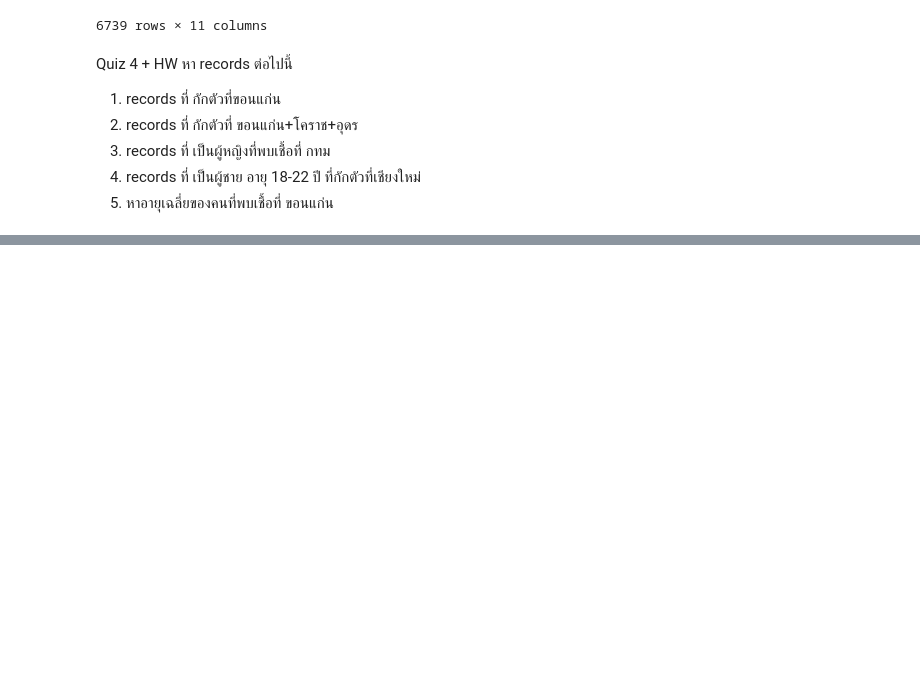
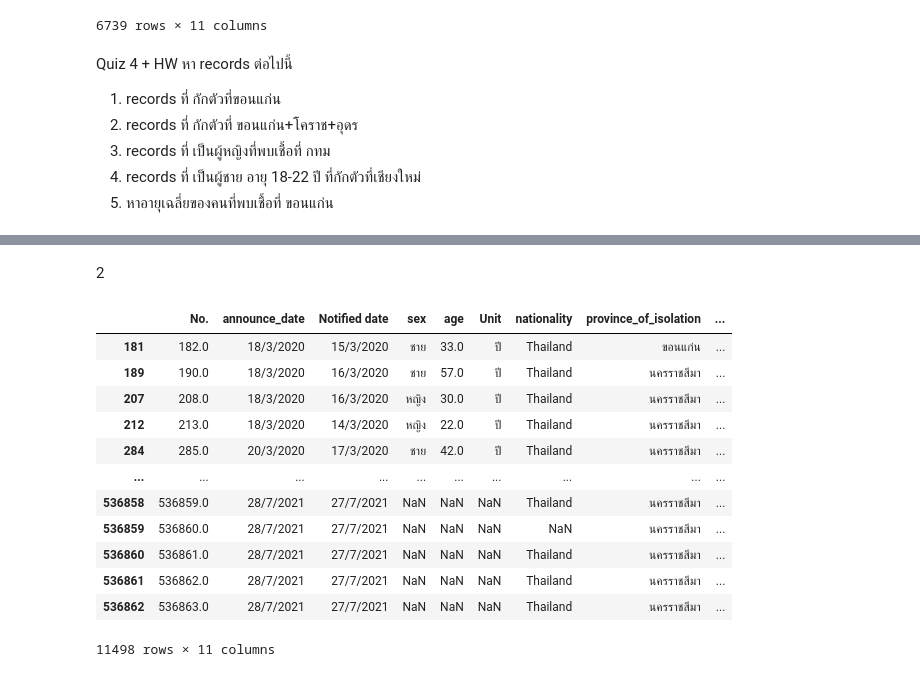
Before and after one commit to Chanakarn06/DWDM21, a Jupyter notebook: Data_Preprocessing(Chapter_3).ipynb, the cells around one changed output, grey strips where cells are left out. Saved outputs shown, nothing was run; the diff lists cells and outputs as text; code cells hidden in the pictures; blank space fills up the shorter version.

```diff
--- a/Data_Preprocessing(Chapter_3).ipynb
+++ b/Data_Preprocessing(Chapter_3).ipynb
@@ -603,0 +622,18 @@ Quiz 4 + HW
+# %% [markdown]
+2
+# %%
+data_cases2[(data_cases2['province_of_isolation'] == 'ขอนแก่น') | (data_cases2['province_of_isolation'] == 'นครราชสีมา') | (data_cases2['province_of_isolation'] == 'อุดรธานี')]
+# %% [output]
+|  | No. | announce_date | Notified date | sex | age | Unit | nationality | province_of_isolation | ... |
+| 181 | 182.0 | 18/3/2020 | 15/3/2020 | ชาย | 33.0 | ปี | Thailand | ขอนแก่น | ... |
+| 189 | 190.0 | 18/3/2020 | 16/3/2020 | ชาย | 57.0 | ปี | Thailand | นครราชสีมา | ... |
+| 207 | 208.0 | 18/3/2020 | 16/3/2020 | หญิง | 30.0 | ปี | Thailand | นครราชสีมา | ... |
+| 212 | 213.0 | 18/3/2020 | 14/3/2020 | หญิง | 22.0 | ปี | Thailand | นครราชสีมา | ... |
+| 284 | 285.0 | 20/3/2020 | 17/3/2020 | ชาย | 42.0 | ปี | Thailand | นครราชสีมา | ... |
+| ... | ... | ... | ... | ... | ... | ... | ... | ... | ... |
+| 536858 | 536859.0 | 28/7/2021 | 27/7/2021 | NaN | NaN | NaN | Thailand | นครราชสีมา | ... |
+| 536859 | 536860.0 | 28/7/2021 | 27/7/2021 | NaN | NaN | NaN | NaN | นครราชสีมา | ... |
+| 536860 | 536861.0 | 28/7/2021 | 27/7/2021 | NaN | NaN | NaN | Thailand | นครราชสีมา | ... |
+| 536861 | 536862.0 | 28/7/2021 | 27/7/2021 | NaN | NaN | NaN | Thailand | นครราชสีมา | ... |
+| 536862 | 536863.0 | 28/7/2021 | 27/7/2021 | NaN | NaN | NaN | Thailand | นครราชสีมา | ... |
+11498 rows × 11 columns
```
Also changed, not shown: parts of 10 cells of this notebook.
